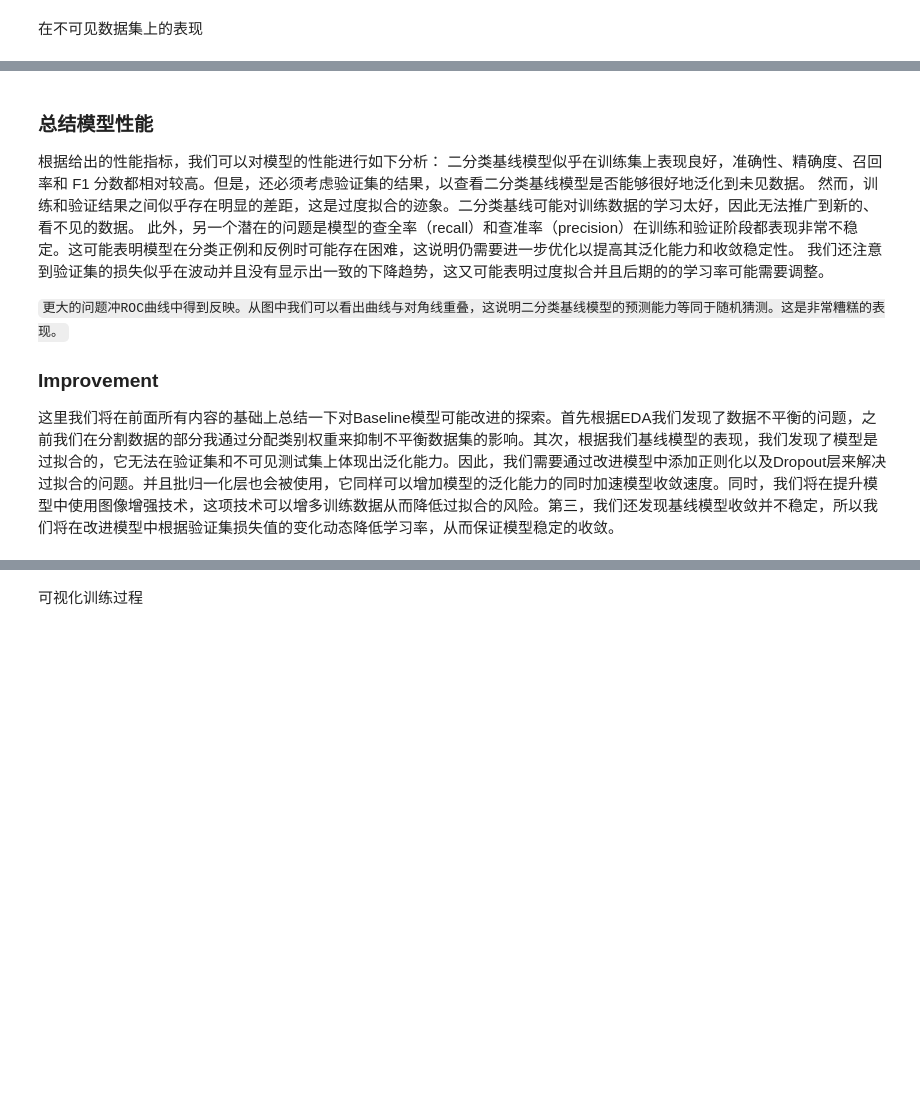
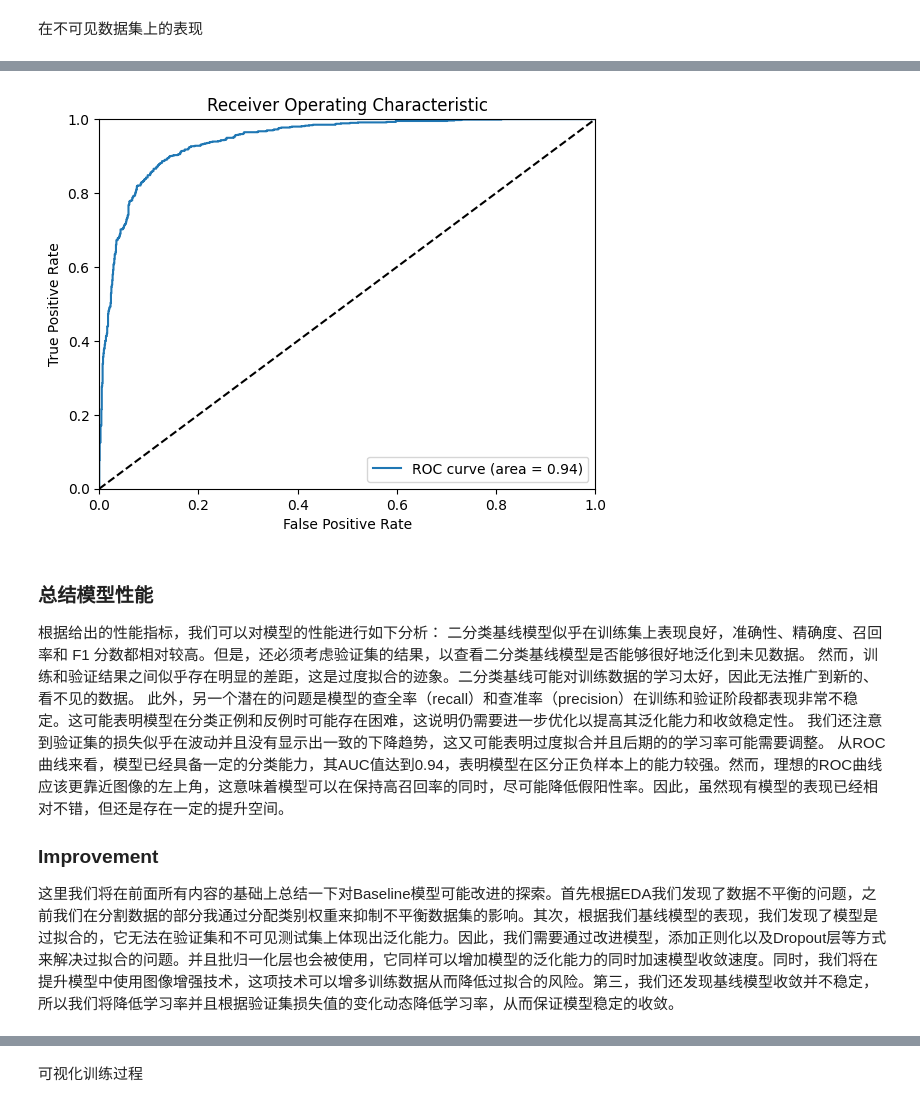
Before and after one commit to SHVleV9CYWkK/CRCHistoPhenotypes-Image-Classification, a Jupyter notebook: main.ipynb, the cells around one changed output, grey strips where cells are left out. Cells and saved outputs as stored; diff of their text form; code cells hidden in the pictures; blank space fills up the shorter version.

```diff
--- a/main.ipynb
+++ b/main.ipynb
@@ -662,0 +764,3 @@ result = baseline_binary.evaluate(test_isCancerous_generator)
+# %%
+binary_roc_curve(baseline_binary, test_isCancerous_generator)
+# %% [output]
@@ -663,3 +770,4 @@ result = baseline_binary.evaluate(test_isCancerous_generator)
+[figure, added]
 # %% [markdown]
 ### 总结模型性能
 根据给出的性能指标，我们可以对模型的性能进行如下分析：
@@ -667,11 +775,10 @@ result = baseline_binary.evaluate(test_isCancerous_generator)
 然而，训练和验证结果之间似乎存在明显的差距，这是过度拟合的迹象。二分类基线可能对训练数据的学习太好，因此无法推广到新的、看不见的数据。
 此外，另一个潜在的问题是模型的查全率（recall）和查准率（precision）在训练和验证阶段都表现非常不稳定。这可能表明模型在分类正例和反例时可能存在困难，这说明仍需要进一步优化以提高其泛化能力和收敛稳定性。
 我们还注意到验证集的损失似乎在波动并且没有显示出一致的下降趋势，这又可能表明过度拟合并且后期的的学习率可能需要调整。
-
-`更大的问题冲ROC曲线中得到反映。从图中我们可以看出曲线与对角线重叠，这说明二分类基线模型的预测能力等同于随机猜测。这是非常糟糕的表现。`
+从ROC曲线来看，模型已经具备一定的分类能力，其AUC值达到0.94，表明模型在区分正负样本上的能力较强。然而，理想的ROC曲线应该更靠近图像的左上角，这意味着模型可以在保持高召回率的同时，尽可能降低假阳性率。因此，虽然现有模型的表现已经相对不错，但还是存在一定的提升空间。
 
 ### Improvement
-这里我们将在前面所有内容的基础上总结一下对Baseline模型可能改进的探索。首先根据EDA我们发现了数据不平衡的问题，之前我们在分割数据的部分我通过分配类别权重来抑制不平衡数据集的影响。其次，根据我们基线模型的表现，我们发现了模型是过拟合的，它无法在验证集和不可见测试集上体现出泛化能力。因此，我们需要通过改进模型中添加正则化以及Dropout层来解决过拟合的问题。并且批归一化层也会被使用，它同样可以增加模型的泛化能力的同时加速模型收敛速度。同时，我们将在提升模型中使用图像增强技术，这项技术可以增多训练数据从而降低过拟合的风险。第三，我们还发现基线模型收敛并不稳定，所以我们将在改进模型中根据验证集损失值的变化动态降低学习率，从而保证模型稳定的收敛。
+这里我们将在前面所有内容的基础上总结一下对Baseline模型可能改进的探索。首先根据EDA我们发现了数据不平衡的问题，之前我们在分割数据的部分我通过分配类别权重来抑制不平衡数据集的影响。其次，根据我们基线模型的表现，我们发现了模型是过拟合的，它无法在验证集和不可见测试集上体现出泛化能力。因此，我们需要通过改进模型，添加正则化以及Dropout层等方式来解决过拟合的问题。并且批归一化层也会被使用，它同样可以增加模型的泛化能力的同时加速模型收敛速度。同时，我们将在提升模型中使用图像增强技术，这项技术可以增多训练数据从而降低过拟合的风险。第三，我们还发现基线模型收敛并不稳定，所以我们将降低学习率并且根据验证集损失值的变化动态降低学习率，从而保证模型稳定的收敛。
 # %% [markdown]
 ## 多分类任务MLP基线模型
 在这个任务中，我们需要预测细胞图像的类别，即目标值是多分类问题。我们仍然使用简单的MLP模型作为基线模型。与二分类的MLP模型相比，多分类的MLP模型区别在于输出层的激活函数从sigmoid改为softmax，其余保持不变。值得注意的是我们将改变我们的损失函数从binary crossentropy loss 函数改为 categorical crossentropy函数。因此我们的目标函数也需要进行改变。因为我们的任务从二分类改为多分类。
```
Also changed, not shown: parts of 62 cells of this notebook, 8 other files.
